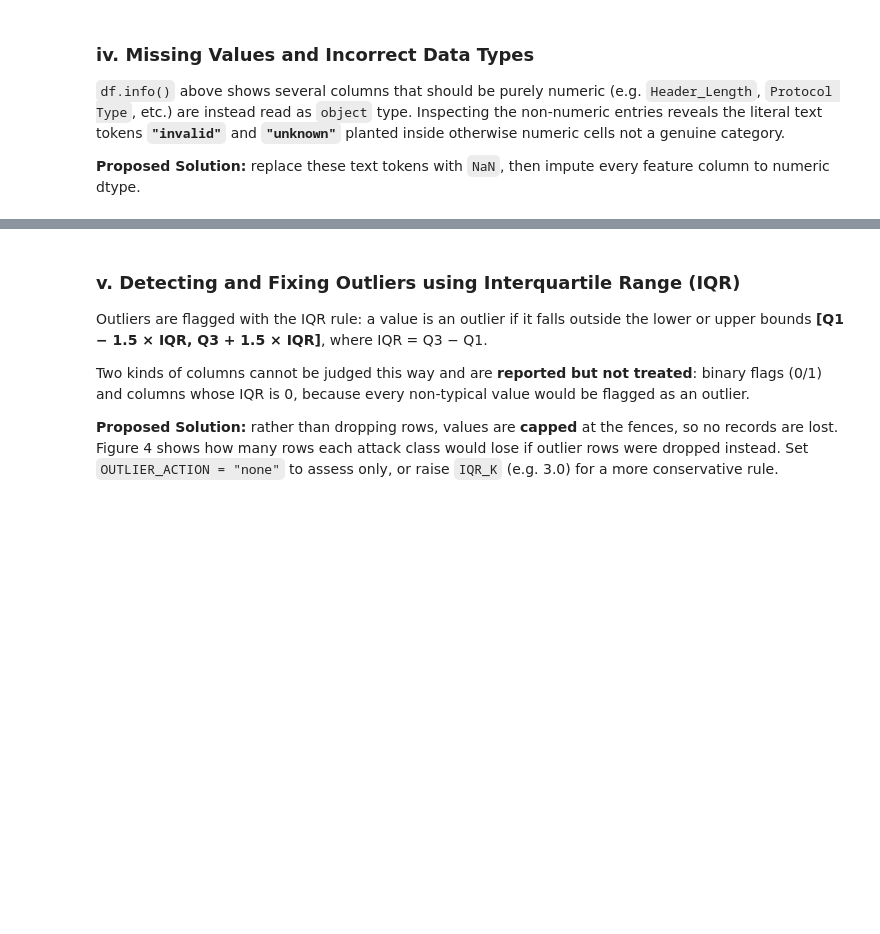
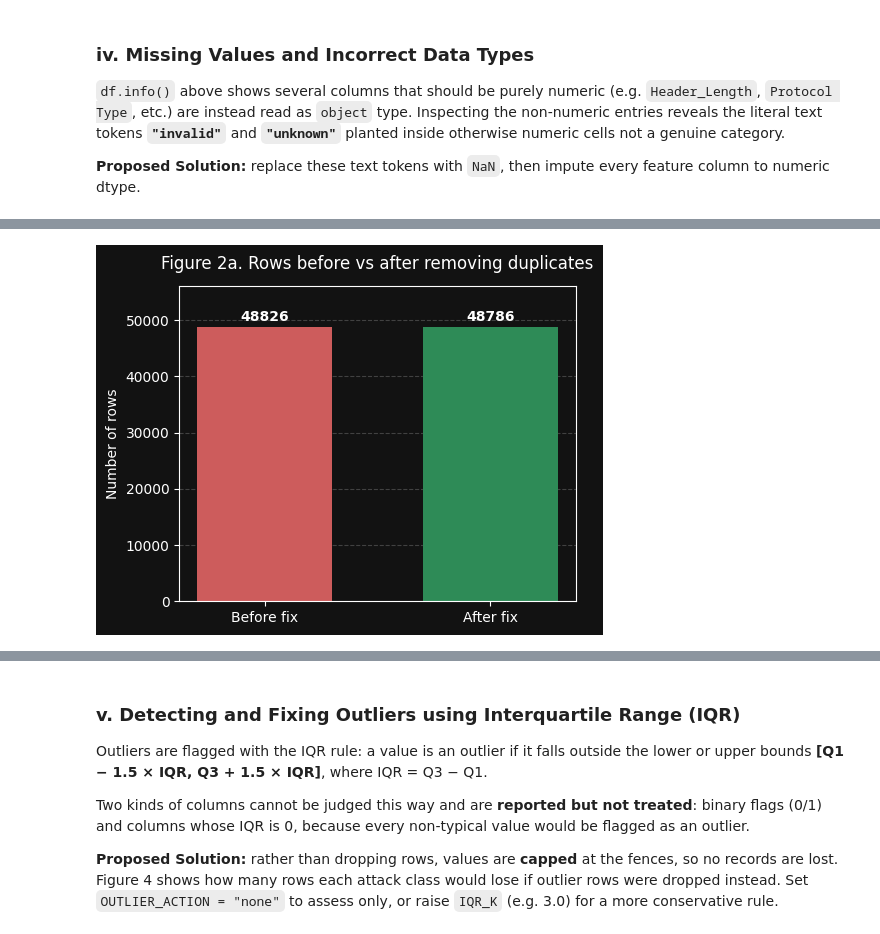
Before and after one commit to MR-Goldenyt/Argus, a Jupyter notebook: Argus.ipynb, the cells around one changed output, grey strips where cells are left out. Drawn from its saved outputs; the diff is of its cells as text; code cells hidden in the pictures; blank space fills up the shorter version.

Commit message:
added drop duplicate rows step

```diff
--- a/Argus.ipynb
+++ b/Argus.ipynb
@@ -245,0 +251,81 @@ New NaNs created by coercion: 12
+# %%
+PLOT_STYLE = "lolipop"   # "family", "scatter" or "lollipop"
+
+# ======== Before ========
+rows_before, class_before = len(df), df["label"].value_counts()
+
+# ======== Cleaning ========
+df = df.drop_duplicates().reset_index(drop=True)
+
+# ======== After ========
+rows_after, class_after = len(df), df["label"].value_counts()
+removed = class_before - class_after
+print(f"Duplicates removed: {rows_before - rows_after} ({(rows_before - rows_after) / rows_before:.2%}) | Rows: {rows_before} -> {rows_after}")
+
+# ======== Figures ========
+# Figure 2a: total rows before vs after
+fig3a = bar_before_after(
+    [rows_before, rows_after],
+    "Figure 2a. Rows before vs after removing duplicates",
+    "Number of rows",
+    save_path="figures/fig2a_duplicates_rows.png",
+)
+
+# Figure 2b: duplicates per class / family
+stats = pd.DataFrame({"size": class_before, "removed": removed})
+stats["pct"] = stats["removed"] / stats["size"] * 100
+affected = stats[stats["removed"] > 0].sort_values(["removed", "pct"])
+
+with plt.style.context(["dark_background", {"figure.facecolor": BG, "axes.facecolor": BG}]):
+    if PLOT_STYLE == "family":
+        # Group classes by attack family (text before the first "-", e.g. DDoS-UDP_Flood -> DDoS)
+        fam = stats.groupby(stats.index.str.split("-").str[0])[["size", "removed"]].sum()
+        fam["pct"] = fam["removed"] / fam["size"] * 100
+        fam = fam[fam["removed"] > 0].sort_values("removed")
+
+        fig3b, ax = plt.subplots(figsize=(9, 0.9 * len(fam) + 1.5))
+        bars = ax.barh(fam.index, fam["removed"], color="indianred", height=0.6)
+        ax.bar_label(
+            bars,
+            labels=[f"{r} rows  ({p:.2f}% of family)" for r, p in zip(fam["removed"], fam["pct"])],
+            padding=4,
+        )
+        ax.set_xlim(0, fam["removed"].max() * 1.4)
+        ax.set_xlabel("Rows removed as duplicates")
+        ax.set_title("Figure 2b. Duplicate rows removed per attack family", pad=12)
+
+    elif PLOT_STYLE == "scatter":
+        fig3b, ax = plt.subplots(figsize=(9, 5.5))
+        ax.scatter(affected["size"], affected["removed"], s=70, color="indianred", edgecolor="white", linewidth=0.5)
+        for name, row in affected.tail(5).iterrows():   # label only the top 5 to avoid overlap
+            ax.annotate(name, (row["size"], row["removed"]), xytext=(6, 4), textcoords="offset points", fontsize=8)
+        ax.set_xscale("log")
+        ax.set_xlabel("Class size before deduplication (rows, log scale)")
+        ax.set_ylabel("Rows removed as duplicates")
+        ax.set_ylim(0, affected["removed"].max() + 1)
+        ax.set_title("Figure 2b. Duplicates removed vs class size", pad=12)
+
+    else:  # lollipop
+        fig3b, ax = plt.subplots(figsize=(9, 0.35 * len(affected) + 1.5))
+        ax.hlines(affected.index, 0, affected["removed"], color="indianred", linewidth=2)
+        ax.plot(affected["removed"], affected.index, "o", color="indianred", markersize=8)
+        for name, row in affected.iterrows():
+            ax.annotate(f"{row['removed']}  ({row['pct']:.2f}% of class)", (row["removed"], name),
+                        xytext=(8, 0), textcoords="offset points", va="center", fontsize=8)
+        ax.set_xlim(0, affected["removed"].max() * 1.4)
+        ax.tick_params(axis="y", labelsize=8)
+        ax.set_xlabel("Rows removed as duplicates")
+        ax.set_title(f"Figure 2b. Duplicate rows removed per class ({len(affected)} of {len(stats)} classes affected)", pad=12)
+
+    if PLOT_STYLE != "scatter":
+        ax.xaxis.set_major_locator(MaxNLocator(integer=True))   # whole rows only
+    else:
+        ax.yaxis.set_major_locator(MaxNLocator(integer=True))
+    ax.grid(linestyle="--", alpha=0.2)
+    ax.set_axisbelow(True)
+    fig3b.tight_layout()
+    fig3b.savefig("figures/fig2b_duplicates_per_class.png", dpi=240, facecolor=BG)
+plt.close(fig3b)
+
+display(fig3a, fig3b)
+# %% [output]
@@ -245,0 +333 @@ New NaNs created by coercion: 12
+[figure, added]
```
Also changed, not shown: parts of 4 cells of this notebook.
